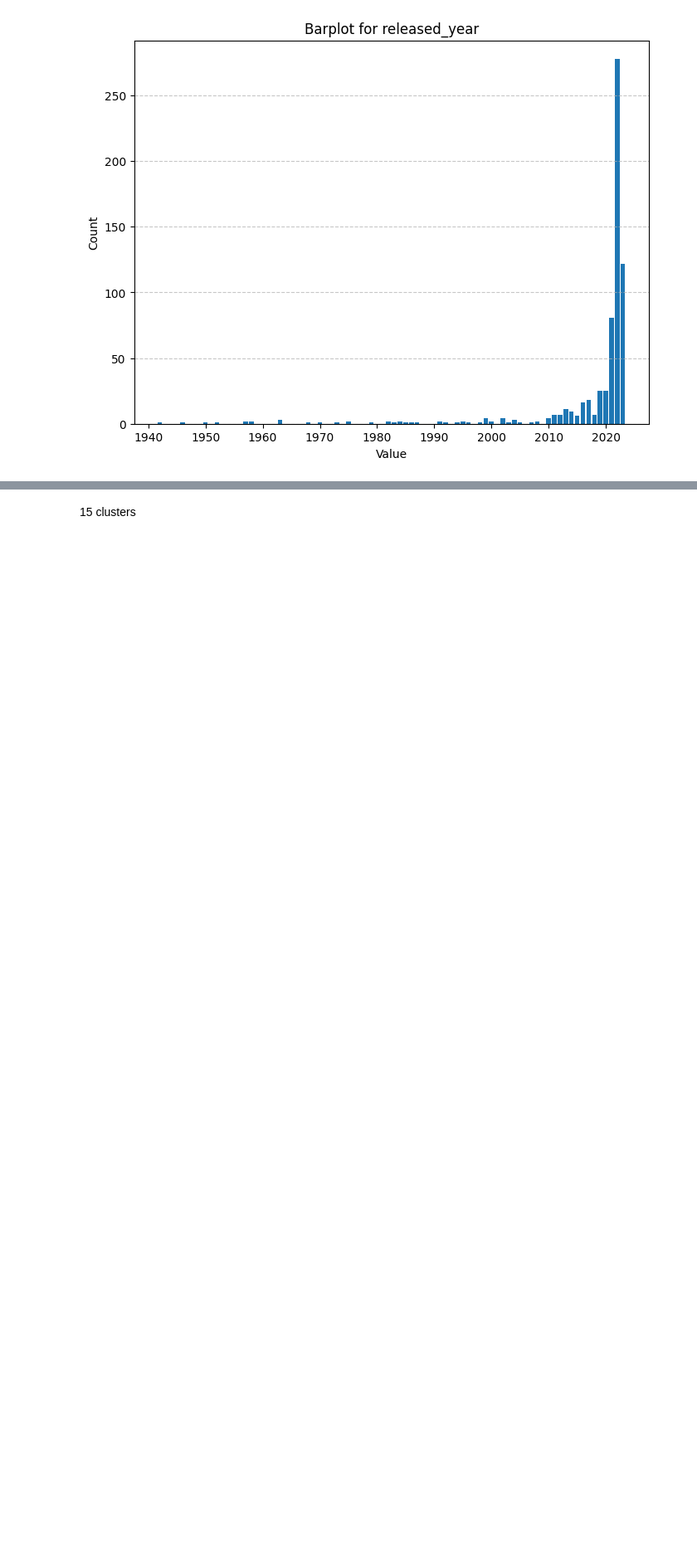
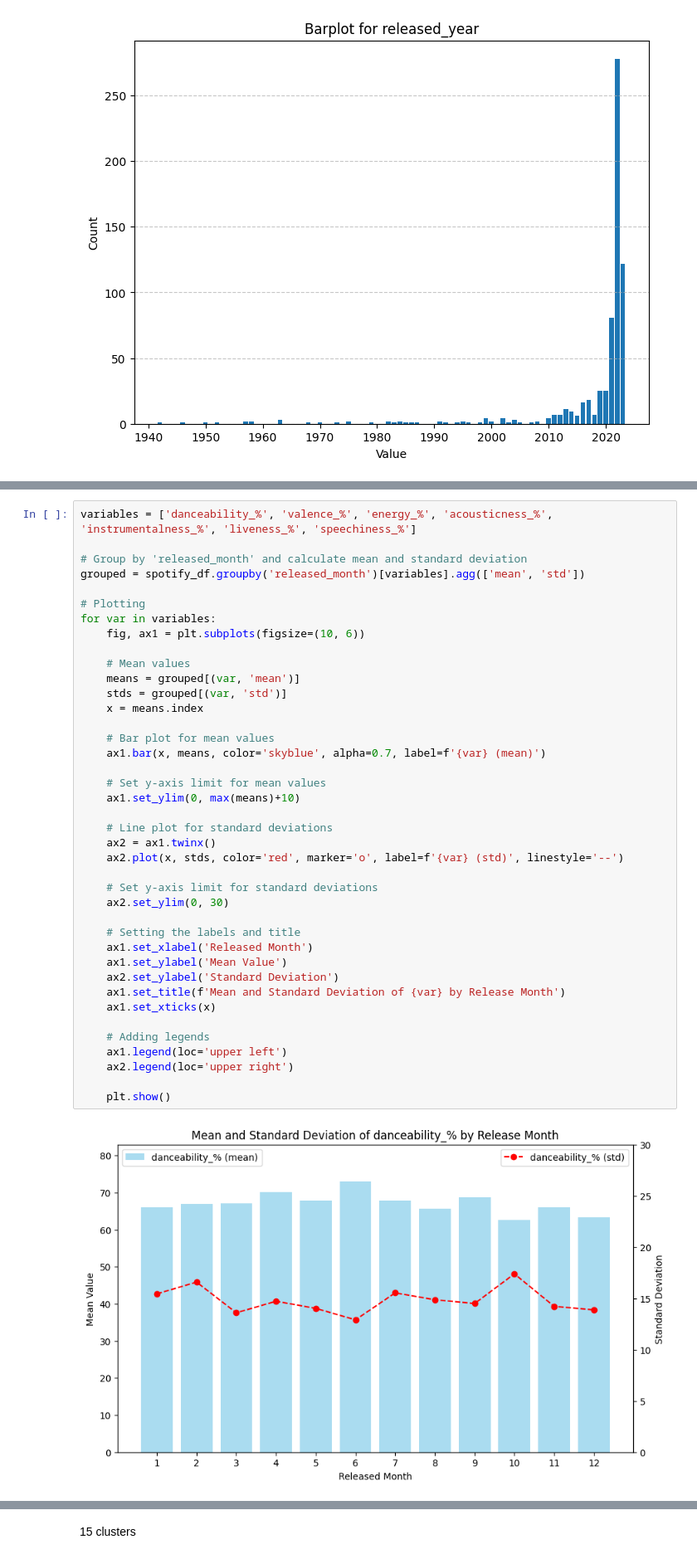
Before and after one commit to nataliachoszczyk/spotify-songs-clustering, a Jupyter notebook: EDA_KM1/EDA.ipynb, the cells around one changed output, grey strips where cells are left out. Shown at 83% size. Cells and saved outputs as stored; diff of their text form; blank space fills up the shorter version.

```diff
--- a/EDA_KM1/EDA.ipynb
+++ b/EDA_KM1/EDA.ipynb
@@ -393,0 +404,42 @@ for column in cols_for_barplot:
+# %%
+variables = ['danceability_%', 'valence_%', 'energy_%', 'acousticness_%', 'instrumentalness_%', 'liveness_%', 'speechiness_%']
+
+# Group by 'released_month' and calculate mean and standard deviation
+grouped = spotify_df.groupby('released_month')[variables].agg(['mean', 'std'])
+
+# Plotting
+for var in variables:
+    fig, ax1 = plt.subplots(figsize=(10, 6))
+
+    # Mean values
+    means = grouped[(var, 'mean')]
+    stds = grouped[(var, 'std')]
+    x = means.index
+
+    # Bar plot for mean values
+    ax1.bar(x, means, color='skyblue', alpha=0.7, label=f'{var} (mean)')
+
+    # Set y-axis limit for mean values
+    ax1.set_ylim(0, max(means)+10)
+
+    # Line plot for standard deviations
+    ax2 = ax1.twinx()
+    ax2.plot(x, stds, color='red', marker='o', label=f'{var} (std)', linestyle='--')
+
+    # Set y-axis limit for standard deviations
+    ax2.set_ylim(0, 30)
+
+    # Setting the labels and title
+    ax1.set_xlabel('Released Month')
+    ax1.set_ylabel('Mean Value')
+    ax2.set_ylabel('Standard Deviation')
+    ax1.set_title(f'Mean and Standard Deviation of {var} by Release Month')
+    ax1.set_xticks(x)
+
+    # Adding legends
+    ax1.legend(loc='upper left')
+    ax2.legend(loc='upper right')
+
+    plt.show()
+# %% [output]
+[figure, added]
```
Also changed, not shown: parts of 4 cells of this notebook.
